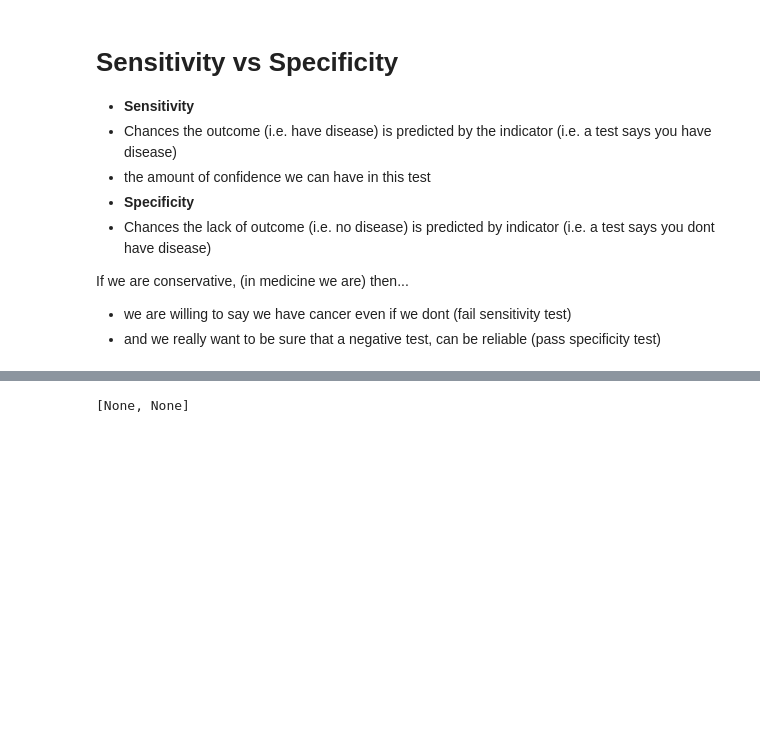
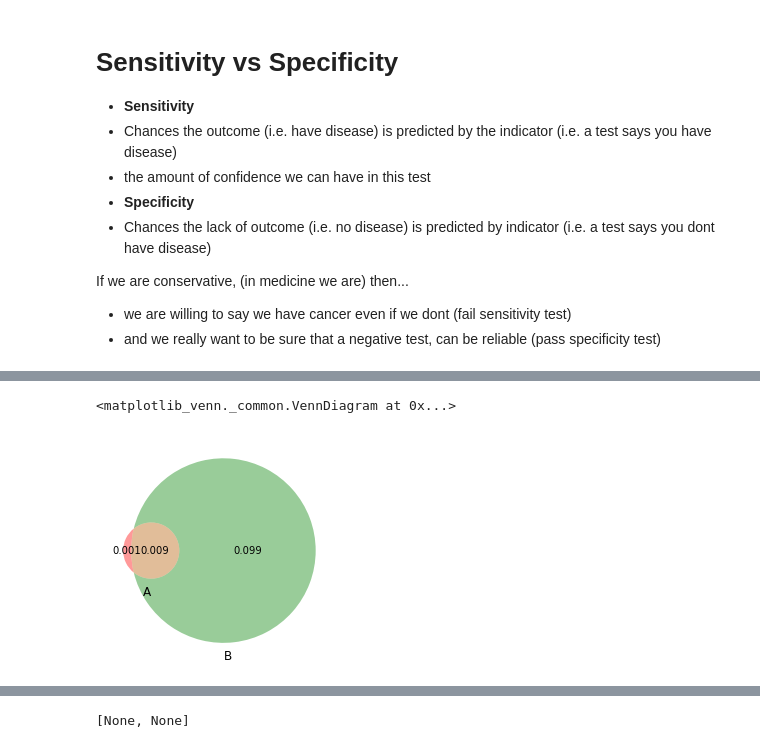
Before and after one commit to theredpea/udacity_notes, a Jupyter notebook: st101__2_Probability__10_Bayes Rule.ipynb, the cells around one changed output, grey strips where cells are left out. Cells and saved outputs as stored; diff of their text form; code cells hidden in the pictures; blank space fills up the shorter version.

```diff
--- a/st101__2_Probability__10_Bayes Rule.ipynb
+++ b/st101__2_Probability__10_Bayes Rule.ipynb
@@ -483,3 +535,33 @@ setting event "not(cancer) given positive" to prob 0.9166666666666666
+# %%
+#The P() function above does not directly produce the crescents labeled '1' and '12' in the above case;
+#In other words, the areas where circle A doesnt touch B and vice versa.
+#If circle A represented cancer, and circle B represented the test is positive
+#Then the crescent for A represents having cancer, but test comes back negative.
+#Crescent B represents the test coming back positive, but not having cancer
+#Oh... we actually do have a concept for those, right?
+# (~Pos | C) test is negative given you have cancer
+# (~C | Pos) dont have cancer given test is positive
+
+#Yes but they are relative to different denominators ;
+#i.e. (~Pos | C) only tells you what proportion of Cancer
+#To get those areas relative to a common denominator, the "normalizer"
+
+#The ones we want are:
+# (~Pos & C) test is negative and you have cancer (opposite of sensitivity?)
+# (~C & Pos) you dont have cancer and test is positive  (opposite of specificity?)
+
+
+P, C, Pos = cancer_test()
+#Remember the order:
+#                 Ab          aB        AB
+subsets =     (P(C&~Pos),  P(~C&Pos),  P(C&Pos))
+
+#Round it otherwise  the labels look bad:
+subsets = list(round(_, 4) for _ in subsets)
+venn2(subsets=subsets)
+# %% [output]
+<matplotlib_venn._common.VennDiagram at 0x...>
+[figure, added]
 # %% [markdown]
 ![See the venn diagram that Sebastian drew](img/venn_diagram.png)
 # %%
```
Also changed, not shown: parts of 16 cells of this notebook, 1 other file.
